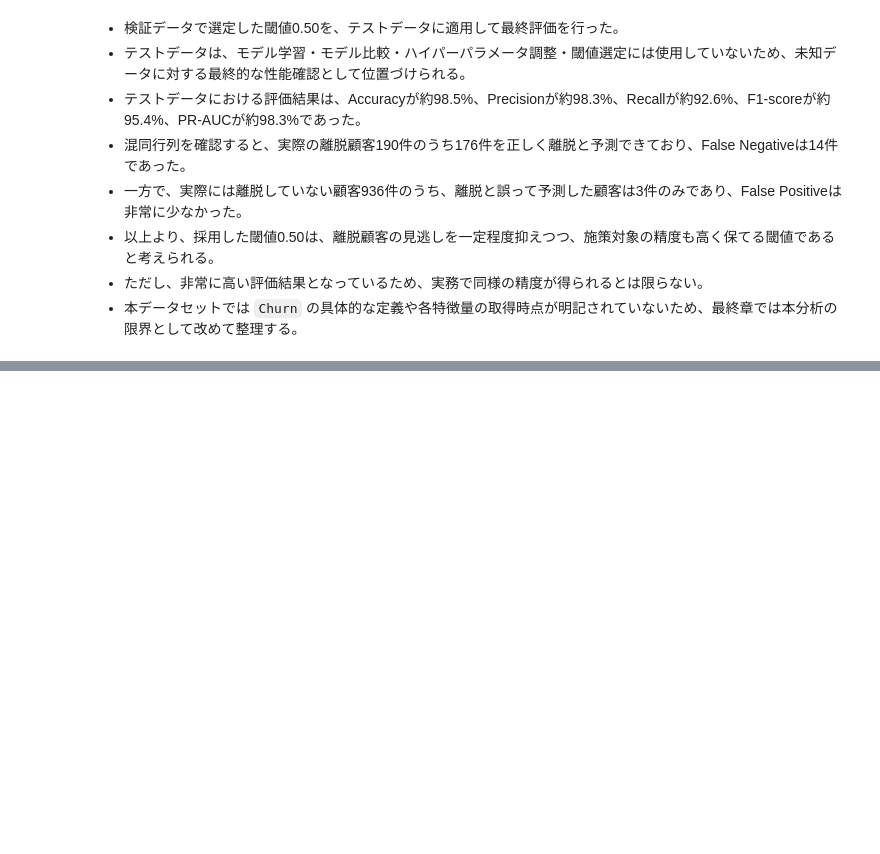
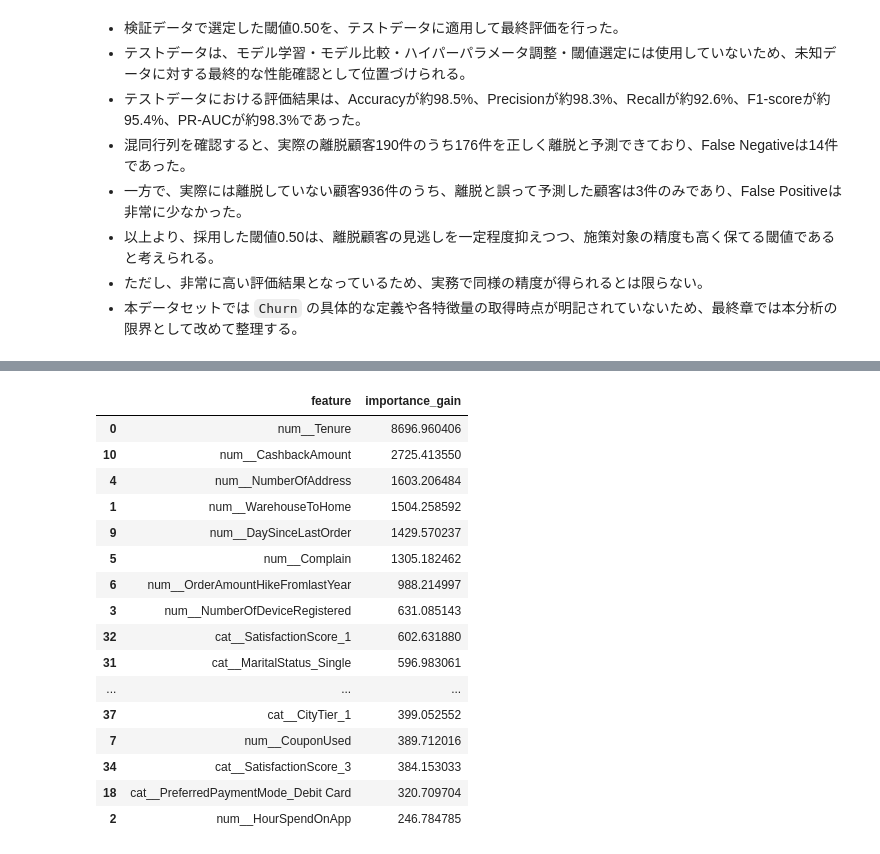
Before and after one commit to toshi039a/retail-demand-forecast, a Jupyter notebook: 離脱予測PF_20260503.ipynb, the cells around one changed output, grey strips where cells are left out. Saved outputs shown, nothing was run; the diff lists cells and outputs as text; code cells hidden in the pictures; blank space fills up the shorter version.

```diff
--- a/離脱予測PF_20260503.ipynb
+++ b/離脱予測PF_20260503.ipynb
@@ -1600,0 +1619,35 @@ cm_df
+# %%
+# 学習済みPipelineからLightGBMモデルを取得
+lgbm_model_final = best_lgbm_pipeline.named_steps['model']
+
+# Feature Importanceを取得
+importance_gain = lgbm_model_final.booster_.feature_importance(importance_type='gain')
+
+# 前処理後の特徴量名を取得
+feature_names = best_lgbm_pipeline.named_steps['preprocessor'].get_feature_names_out()
+
+# DataFrame化
+feature_importance_df = pd.DataFrame({
+    'feature': feature_names,
+    'importance_gain': importance_gain
+}).sort_values('importance_gain', ascending=False)
+
+feature_importance_df.head(20)
+# %% [output]
+|  | feature | importance_gain |
+| 0 | num__Tenure | 8696.960406 |
+| 10 | num__CashbackAmount | 2725.413550 |
+| 4 | num__NumberOfAddress | 1603.206484 |
+| 1 | num__WarehouseToHome | 1504.258592 |
+| 9 | num__DaySinceLastOrder | 1429.570237 |
+| 5 | num__Complain | 1305.182462 |
+| 6 | num__OrderAmountHikeFromlastYear | 988.214997 |
+| 3 | num__NumberOfDeviceRegistered | 631.085143 |
+| 32 | cat__SatisfactionScore_1 | 602.631880 |
+| 31 | cat__MaritalStatus_Single | 596.983061 |
+| ... | ... | ... |
+| 37 | cat__CityTier_1 | 399.052552 |
+| 7 | num__CouponUsed | 389.712016 |
+| 34 | cat__SatisfactionScore_3 | 384.153033 |
+| 18 | cat__PreferredPaymentMode_Debit Card | 320.709704 |
+| 2 | num__HourSpendOnApp | 246.784785 |
```
Also changed, not shown: parts of 11 cells of this notebook.
